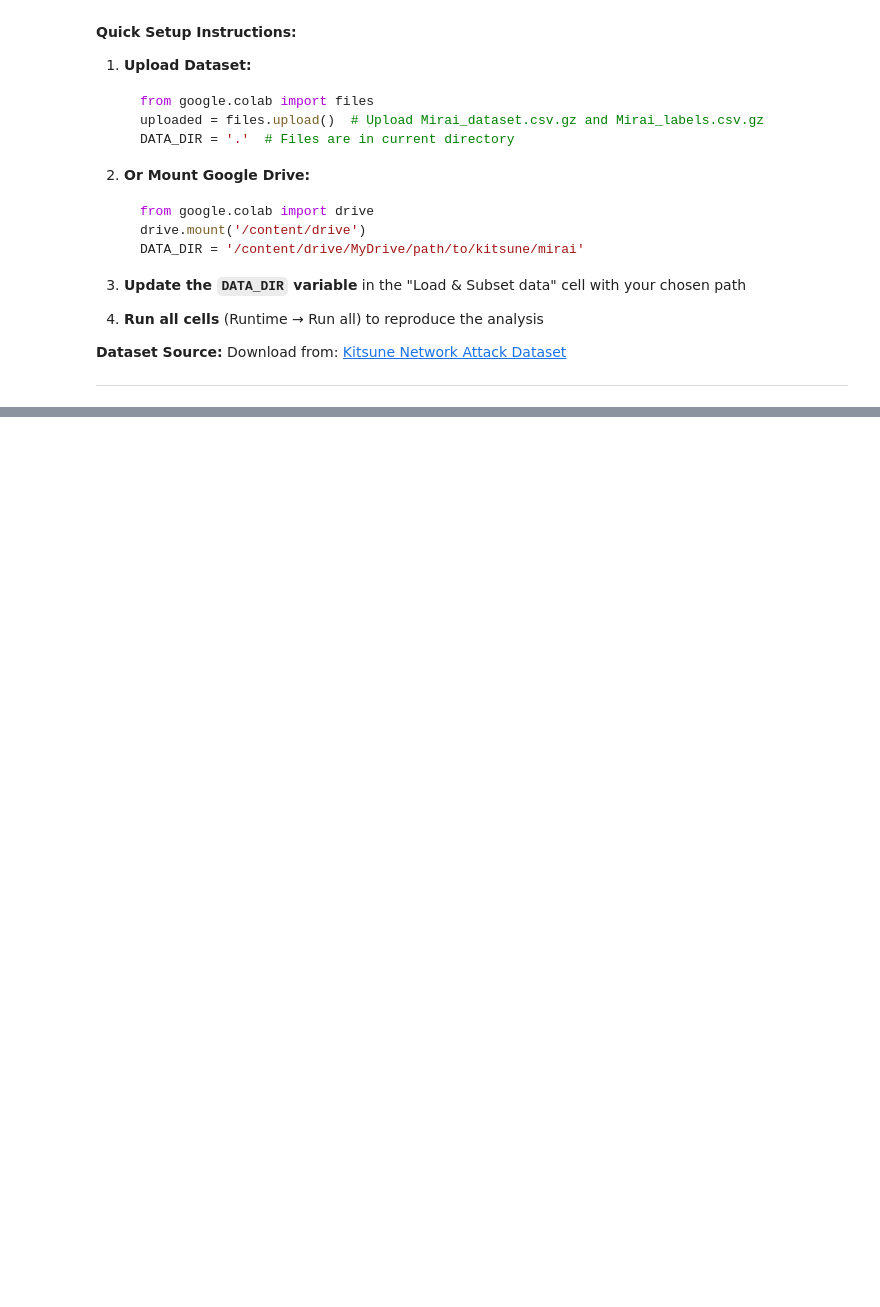
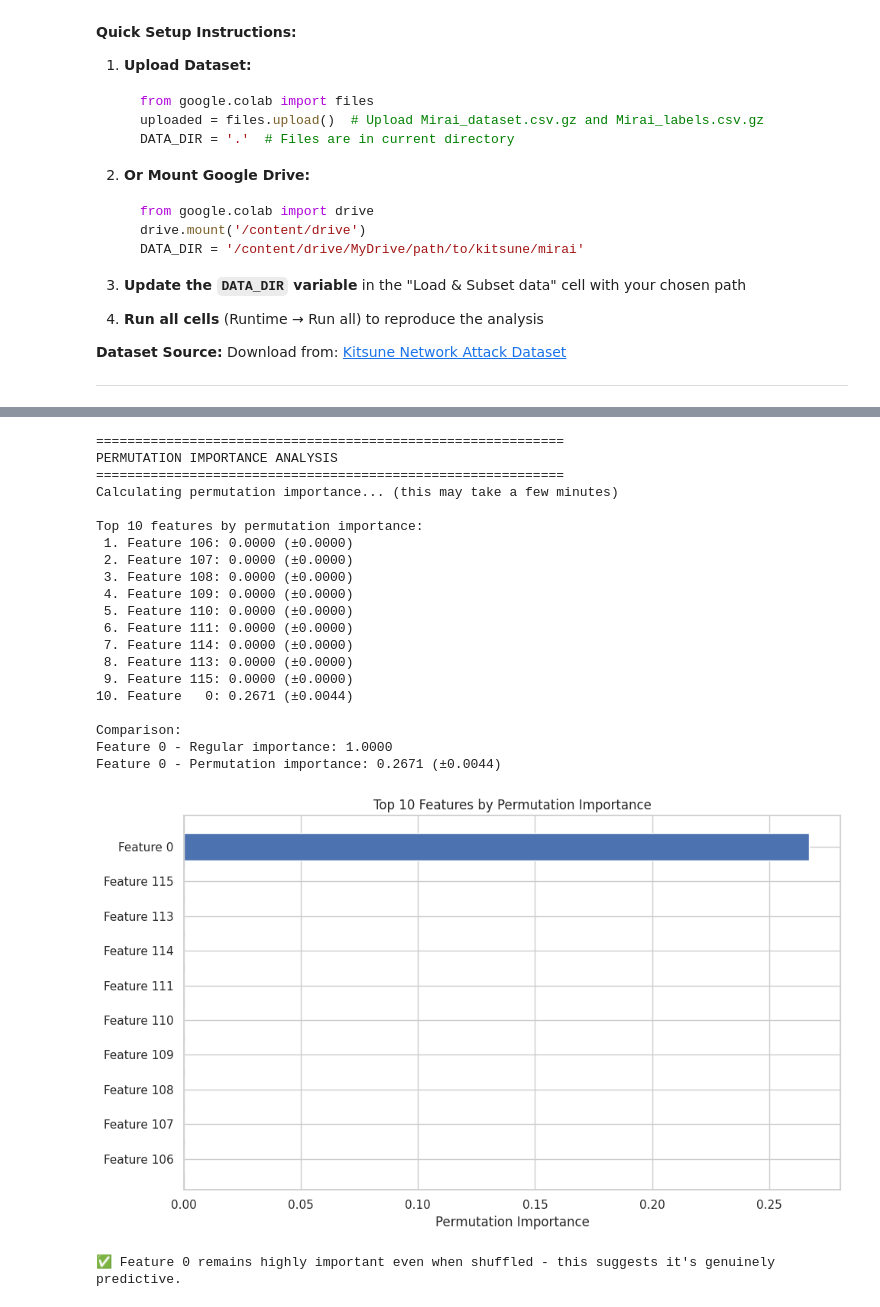
Before and after one commit to omniV1/GCU_SWE_2023-2025, a Jupyter notebook: AIT-104-Data-mining-machine-learning/Code Projects/Classification/Classificaition_model.ipynb, the cells around one changed output, grey strips where cells are left out. Cells and saved outputs as stored; diff of their text form; code cells hidden in the pictures; blank space fills up the shorter version.

```diff
--- a/AIT-104-Data-mining-machine-learning/Code Projects/Classification/Classificaition_model.ipynb
+++ b/AIT-104-Data-mining-machine-learning/Code Projects/Classification/Classificaition_model.ipynb
@@ -312,0 +562,65 @@ Download from: [Kitsune Network Attack Dataset](https://archive.ics.uci.edu/ml/d
+# %%
+# Advanced Diagnostic: Permutation Importance Analysis
+# This will tell us if Feature 0's dominance holds when we shuffle each feature
+from sklearn.inspection import permutation_importance
+
+print('='*60)
+print('PERMUTATION IMPORTANCE ANALYSIS')
+print('='*60)
+
+# Calculate permutation importance (this may take a few minutes)
+print('Calculating permutation importance... (this may take a few minutes)')
+perm_importance = permutation_importance(best_dt, X_test, y_test, n_repeats=10, random_state=42)
+
+# Get top 10 features by permutation importance
+top_perm_idx = np.argsort(perm_importance.importances_mean)[-10:]
+top_perm_importance = perm_importance.importances_mean[top_perm_idx]
+
+print('\nTop 10 features by permutation importance:')
+for i, (idx, imp) in enumerate(zip(top_perm_idx, top_perm_importance)):
+    print(f'{i+1:2d}. Feature {idx:3d}: {imp:.4f} (±{perm_importance.importances_std[idx]:.4f})')
+
+# Compare with regular feature importance
+print(f'\nComparison:')
+print(f'Feature 0 - Regular importance: {feature_importance[0]:.4f}')
+print(f'Feature 0 - Permutation importance: {perm_importance.importances_mean[0]:.4f} (±{perm_importance.importances_std[0]:.4f})')
+
+# Visualize permutation importance
+plt.figure(figsize=(10, 6))
+plt.barh(range(len(top_perm_importance)), top_perm_importance)
+plt.yticks(range(len(top_perm_importance)), [f'Feature {idx}' for idx in top_perm_idx])
+plt.xlabel('Permutation Importance')
+plt.title('Top 10 Features by Permutation Importance')
+plt.tight_layout()
+plt.show()
+
+# Interpretation
+if perm_importance.importances_mean[0] > 0.1:
+    print('\n✅ Feature 0 remains highly important even when shuffled - this suggests it\'s genuinely predictive.')
+elif perm_importance.importances_mean[0] < 0.01:
+    print('\n⚠️  Feature 0 has low permutation importance - this suggests potential overfitting or data leakage.')
+else:
+    print('\n📊 Feature 0 has moderate permutation importance - likely genuinely predictive but not overwhelmingly so.')
+# %% [output]
+============================================================
+PERMUTATION IMPORTANCE ANALYSIS
+============================================================
+Calculating permutation importance... (this may take a few minutes)
+
+Top 10 features by permutation importance:
+ 1. Feature 106: 0.0000 (±0.0000)
+ 2. Feature 107: 0.0000 (±0.0000)
+ 3. Feature 108: 0.0000 (±0.0000)
+ 4. Feature 109: 0.0000 (±0.0000)
+ 5. Feature 110: 0.0000 (±0.0000)
+ 6. Feature 111: 0.0000 (±0.0000)
+ 7. Feature 114: 0.0000 (±0.0000)
+ 8. Feature 113: 0.0000 (±0.0000)
+ 9. Feature 115: 0.0000 (±0.0000)
+10. Feature   0: 0.2671 (±0.0044)
+
+Comparison:
+Feature 0 - Regular importance: 1.0000
+Feature 0 - Permutation importance: 0.2671 (±0.0044)
+[figure, added]
+✅ Feature 0 remains highly important even when shuffled - this suggests it's genuinely predictive.
```
Also changed, not shown: parts of 17 cells of this notebook, 14 other files.
